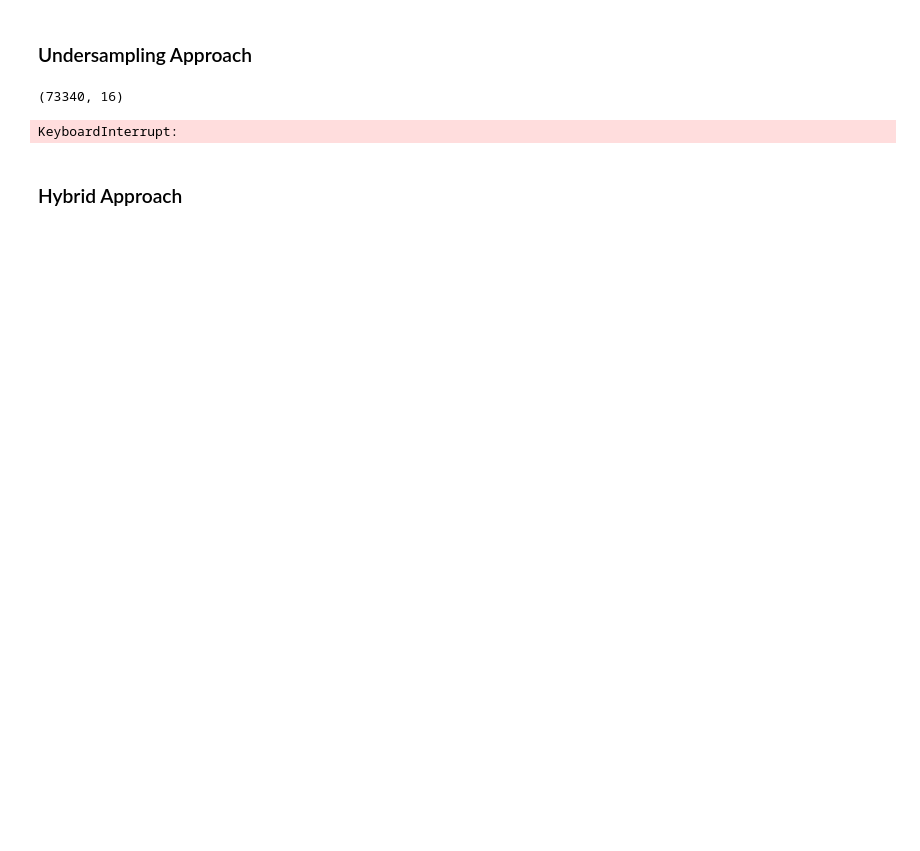
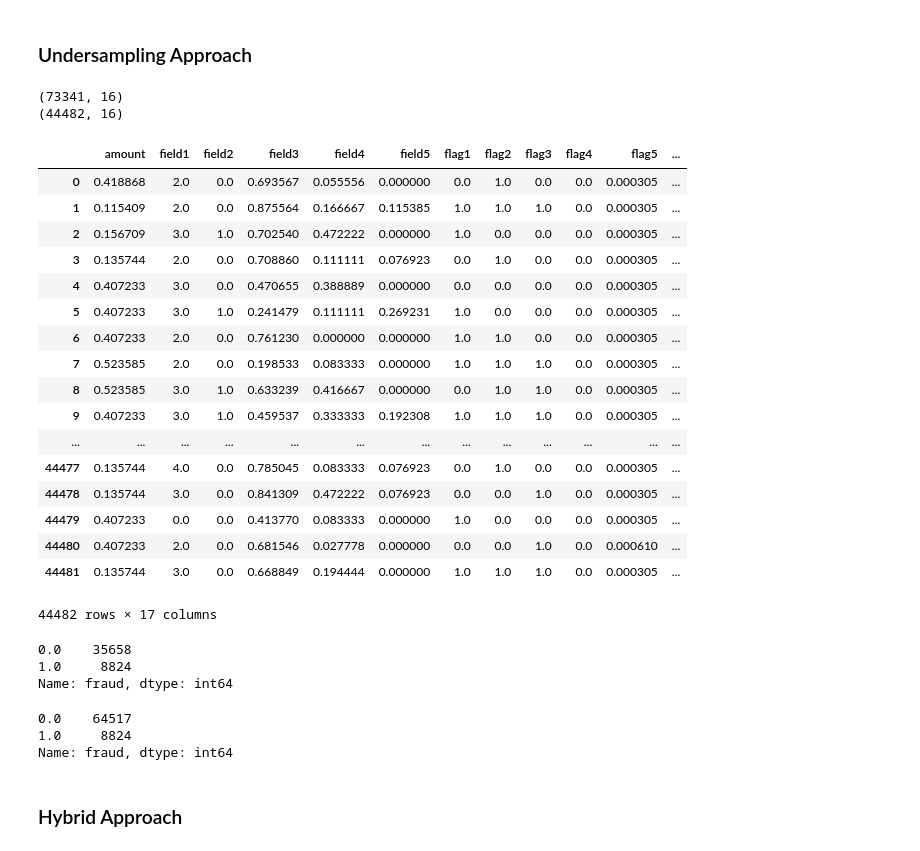
Before and after one commit to deborrrrrah/DSDM_Projects, a Jupyter notebook: Fraud Detection.ipynb, the cells around one changed output. Drawn from its saved outputs; the diff is of its cells as text; code cells hidden in the pictures; blank space fills up the shorter version.

```diff
--- a/Fraud Detection.ipynb
+++ b/Fraud Detection.ipynb
@@ -298,30 +347,53 @@ Name: fraud, dtype: int64
 # %% [markdown]
 ### Undersampling Approach
 # %%
-# from imblearn.under_sampling import CondensedNearestNeighbour
-# from sklearn.datasets import make_classification
-# from collections import Counter
+from imblearn.under_sampling import RepeatedEditedNearestNeighbours
+from sklearn.datasets import make_classification
+from collections import Counter
 
-# X_train_undersampling = X_train
-# y_train_undersampling = y_train
-# # print (y_train_undersampling)
-# print (X_train_undersampling.shape)
+X_train_undersampling = X_train
+y_train_undersampling = y_train
+# print (y_train_undersampling)
+print (X_train_undersampling.shape)
 
-# renn = CondensedNearestNeighbour(sampling_strategy='majority')
-# X_res, y_res = renn.fit_resample(X_train_undersampling, y_train_undersampling)
-# # print (y)
-# print (X_res.shape)
+renn = RepeatedEditedNearestNeighbours(sampling_strategy='majority')
+X_res, y_res = renn.fit_resample(X_train_undersampling, y_train_undersampling)
+# print (y)
+print (X_res.shape)
 # %% [output]
-(73340, 16)
+(73341, 16)
+(44482, 16)
-KeyboardInterrupt:
 # %%
-# dataset_res = []
-# for i in range(len(y_res)):
-#     dataset_res.append(np.append(X_res[i], y_res[i]))
+dataset_res = []
+for i in range(len(y_res)):
+    dataset_res.append(np.append(X_res[i], y_res[i]))
 
-# dataset_res = np.asarray(dataset_res)
+dataset_res = np.asarray(dataset_res)
 
-# undersampled_df = pd.DataFrame(dataset_res, columns=columns)
-# undersampled_df
+undersampled_df = pd.DataFrame(dataset_res, columns=columns)
+undersampled_df
+# %% [output]
+|  | amount | field1 | field2 | field3 | field4 | field5 | flag1 | flag2 | flag3 | flag4 | flag5 | ... |
+| 0 | 0.418868 | 2.0 | 0.0 | 0.693567 | 0.055556 | 0.000000 | 0.0 | 1.0 | 0.0 | 0.0 | 0.000305 | ... |
+| 1 | 0.115409 | 2.0 | 0.0 | 0.875564 | 0.166667 | 0.115385 | 1.0 | 1.0 | 1.0 | 0.0 | 0.000305 | ... |
+| 2 | 0.156709 | 3.0 | 1.0 | 0.702540 | 0.472222 | 0.000000 | 1.0 | 0.0 | 0.0 | 0.0 | 0.000305 | ... |
+| 3 | 0.135744 | 2.0 | 0.0 | 0.708860 | 0.111111 | 0.076923 | 0.0 | 1.0 | 0.0 | 0.0 | 0.000305 | ... |
+| 4 | 0.407233 | 3.0 | 0.0 | 0.470655 | 0.388889 | 0.000000 | 0.0 | 0.0 | 0.0 | 0.0 | 0.000305 | ... |
+| 5 | 0.407233 | 3.0 | 1.0 | 0.241479 | 0.111111 | 0.269231 | 1.0 | 0.0 | 0.0 | 0.0 | 0.000305 | ... |
+| 6 | 0.407233 | 2.0 | 0.0 | 0.761230 | 0.000000 | 0.000000 | 1.0 | 1.0 | 0.0 | 0.0 | 0.000305 | ... |
+| 7 | 0.523585 | 2.0 | 0.0 | 0.198533 | 0.083333 | 0.000000 | 1.0 | 1.0 | 1.0 | 0.0 | 0.000305 | ... |
+| 8 | 0.523585 | 3.0 | 1.0 | 0.633239 | 0.416667 | 0.000000 | 0.0 | 1.0 | 1.0 | 0.0 | 0.000305 | ... |
+| 9 | 0.407233 | 3.0 | 1.0 | 0.459537 | 0.333333 | 0.192308 | 1.0 | 1.0 | 1.0 | 0.0 | 0.000305 | ... |
+| ... | ... | ... | ... | ... | ... | ... | ... | ... | ... | ... | ... | ... |
+| 44477 | 0.135744 | 4.0 | 0.0 | 0.785045 | 0.083333 | 0.076923 | 0.0 | 1.0 | 0.0 | 0.0 | 0.000305 | ... |
+| 44478 | 0.135744 | 3.0 | 0.0 | 0.841309 | 0.472222 | 0.076923 | 0.0 | 0.0 | 1.0 | 0.0 | 0.000305 | ... |
+| 44479 | 0.407233 | 0.0 | 0.0 | 0.413770 | 0.083333 | 0.000000 | 1.0 | 0.0 | 0.0 | 0.0 | 0.000305 | ... |
+| 44480 | 0.407233 | 2.0 | 0.0 | 0.681546 | 0.027778 | 0.000000 | 0.0 | 0.0 | 1.0 | 0.0 | 0.000610 | ... |
+| 44481 | 0.135744 | 3.0 | 0.0 | 0.668849 | 0.194444 | 0.000000 | 1.0 | 1.0 | 1.0 | 0.0 | 0.000305 | ... |
+44482 rows × 17 columns
 # %%
-# undersampled_df['fraud'].value_counts()
+undersampled_df['fraud'].value_counts()
+# %% [output]
+0.0    35658
+1.0     8824
+Name: fraud, dtype: int64
@@ -330,3 +400,9 @@ KeyboardInterrupt:
+# %%
+y_train.value_counts()
+# %% [output]
+0.0    64517
+1.0     8824
+Name: fraud, dtype: int64
 # %% [markdown]
 ### Hybrid Approach
 # %%
```
Also changed, not shown: parts of 26 cells of this notebook.
